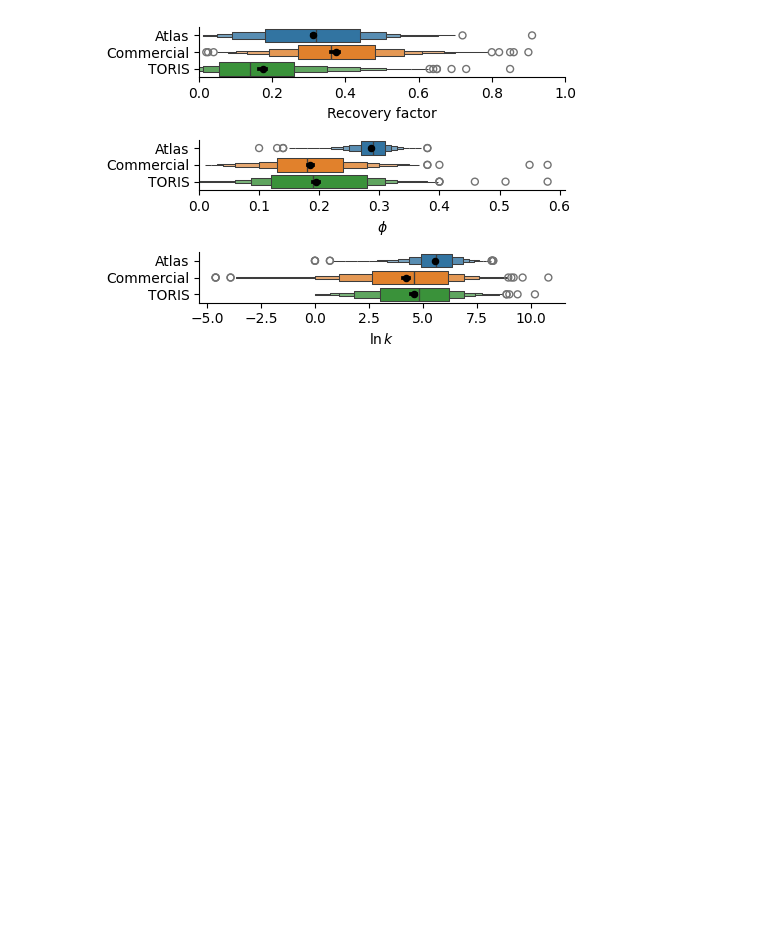
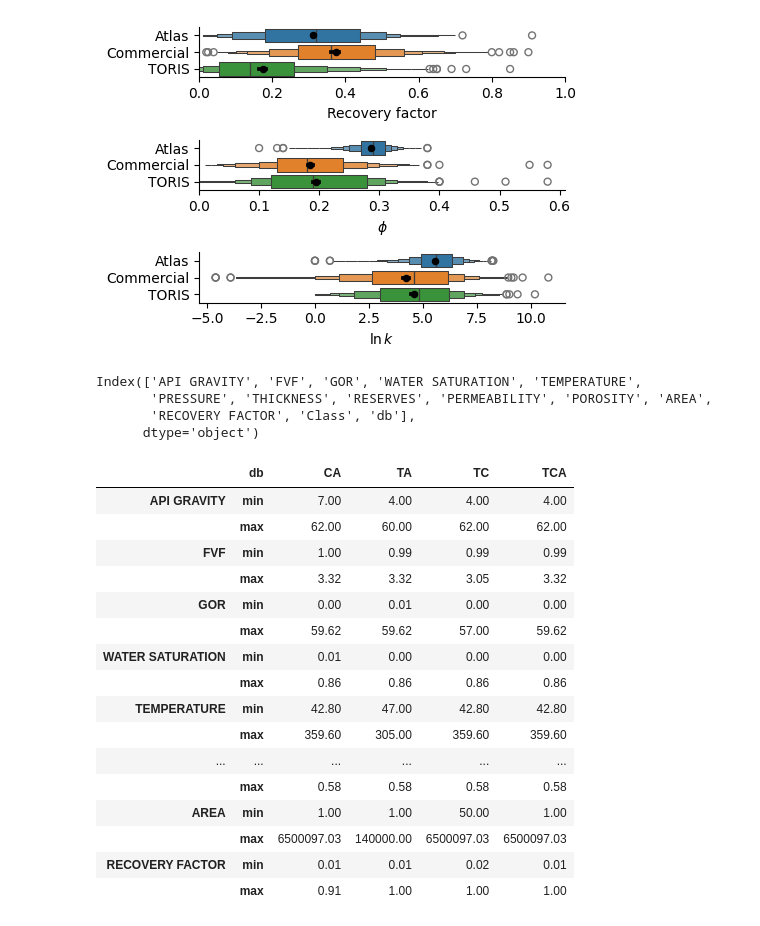
Before and after one commit to frank1010111/Estimating-RF-early-with-ML-classification, a Jupyter notebook: notebooks/figures1-2.ipynb, the cells around one changed output. Drawn from its saved outputs; the diff is of its cells as text; code cells hidden in the pictures; blank space fills up the shorter version.

Commit message:
:memo: check table 1

```diff
--- a/notebooks/figures1-2.ipynb
+++ b/notebooks/figures1-2.ipynb
@@ -109,3 +109,36 @@ sns.despine()
 fig.savefig("letter-value-plot-fig2.png", dpi=200, bbox_inches="tight")
 # %% [output]
 [figure]
+# %%
+data_root = Path("../data_run")
+# [f.name for f in data_root.glob("*.csv")]
+full_data = pd.concat(
+    [pd.read_csv(file).assign(db=file.name.split(".")[0]) for file in data_root.glob("*.csv")]
+).pipe(clean)
+# %%
+full_data.columns
+# %% [output]
+Index(['API GRAVITY', 'FVF', 'GOR', 'WATER SATURATION', 'TEMPERATURE',
+       'PRESSURE', 'THICKNESS', 'RESERVES', 'PERMEABILITY', 'POROSITY', 'AREA',
+       'RECOVERY FACTOR', 'Class', 'db'],
+      dtype='object')
+# %%
+full_data.drop(columns="Class").groupby("db").agg(["min", "max"]).T.style.format("{:.2f}")
+# %% [output]
+|  | db | CA | TA | TC | TCA |
+| API GRAVITY | min | 7.00 | 4.00 | 4.00 | 4.00 |
+|  | max | 62.00 | 60.00 | 62.00 | 62.00 |
+| FVF | min | 1.00 | 0.99 | 0.99 | 0.99 |
+|  | max | 3.32 | 3.32 | 3.05 | 3.32 |
+| GOR | min | 0.00 | 0.01 | 0.00 | 0.00 |
+|  | max | 59.62 | 59.62 | 57.00 | 59.62 |
+| WATER SATURATION | min | 0.01 | 0.00 | 0.00 | 0.00 |
+|  | max | 0.86 | 0.86 | 0.86 | 0.86 |
+| TEMPERATURE | min | 42.80 | 47.00 | 42.80 | 42.80 |
+|  | max | 359.60 | 305.00 | 359.60 | 359.60 |
+| ... | ... | ... | ... | ... | ... |
+|  | max | 0.58 | 0.58 | 0.58 | 0.58 |
+| AREA | min | 1.00 | 1.00 | 50.00 | 1.00 |
+|  | max | 6500097.03 | 140000.00 | 6500097.03 | 6500097.03 |
+| RECOVERY FACTOR | min | 0.01 | 0.01 | 0.02 | 0.01 |
+|  | max | 0.91 | 1.00 | 1.00 | 1.00 |
```
Also changed, not shown: parts of 1 cell of this notebook.
